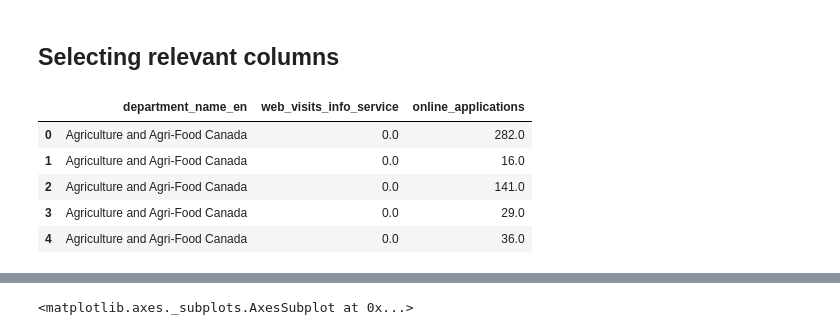
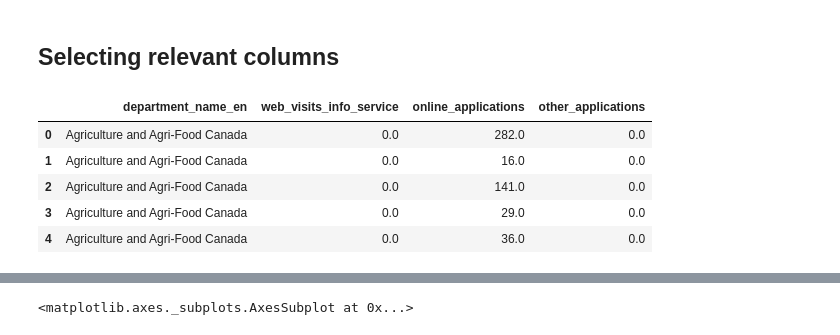
Before and after one commit to d-ta/GC-Service-Inventory-EDA, a Jupyter notebook: GC Service Inventory_DJ.ipynb, the cells around one changed output, grey strips where cells are left out. Saved outputs shown, nothing was run; the diff lists cells and outputs as text; code cells hidden in the pictures.

```diff
--- a/GC Service Inventory_DJ.ipynb
+++ b/GC Service Inventory_DJ.ipynb
@@ -49,6 +49,10 @@ Index(['fiscal_yr', 'service_id', 'service_name_en', 'service_name_fr',
 numeric_columns = ['web_visits_info_service', 'calls_received', 'online_applications', 'in_person_applications', 'postal_mail_applications', 'other_applications']
 for col in numeric_columns:
     df_inv[col] = pd.to_numeric(df_inv[col], errors = 'coerce')
+# %%
+#Sum total applications
+column_list=['online_applications', 'in_person_applications', 'postal_mail_applications', 'other_applications']
+df_inv["total_applications"]=df_inv[column_list].sum(axis=1)
 # %% [markdown]
 ## Department name
 
@@ -78,12 +82,12 @@ df_inv_relevantDeps.head()
 # %% [markdown]
 ## Selecting relevant columns
 # %%
-df_inv_online_data = df_inv_relevantDeps[['department_name_en', 'web_visits_info_service', 'online_applications']]
+df_inv_online_data = df_inv_relevantDeps[['department_name_en', 'web_visits_info_service', 'online_applications', 'other_applications']]
 df_inv_online_data.head()
 # %% [output]
-|  | department_name_en | web_visits_info_service | online_applications |
-| 0 | Agriculture and Agri-Food Canada | 0.0 | 282.0 |
-| 1 | Agriculture and Agri-Food Canada | 0.0 | 16.0 |
-| 2 | Agriculture and Agri-Food Canada | 0.0 | 141.0 |
-| 3 | Agriculture and Agri-Food Canada | 0.0 | 29.0 |
-| 4 | Agriculture and Agri-Food Canada | 0.0 | 36.0 |
+|  | department_name_en | web_visits_info_service | online_applications | other_applications |
+| 0 | Agriculture and Agri-Food Canada | 0.0 | 282.0 | 0.0 |
+| 1 | Agriculture and Agri-Food Canada | 0.0 | 16.0 | 0.0 |
+| 2 | Agriculture and Agri-Food Canada | 0.0 | 141.0 | 0.0 |
+| 3 | Agriculture and Agri-Food Canada | 0.0 | 29.0 | 0.0 |
+| 4 | Agriculture and Agri-Food Canada | 0.0 | 36.0 | 0.0 |
```
Also changed, not shown: parts of 14 cells of this notebook.
